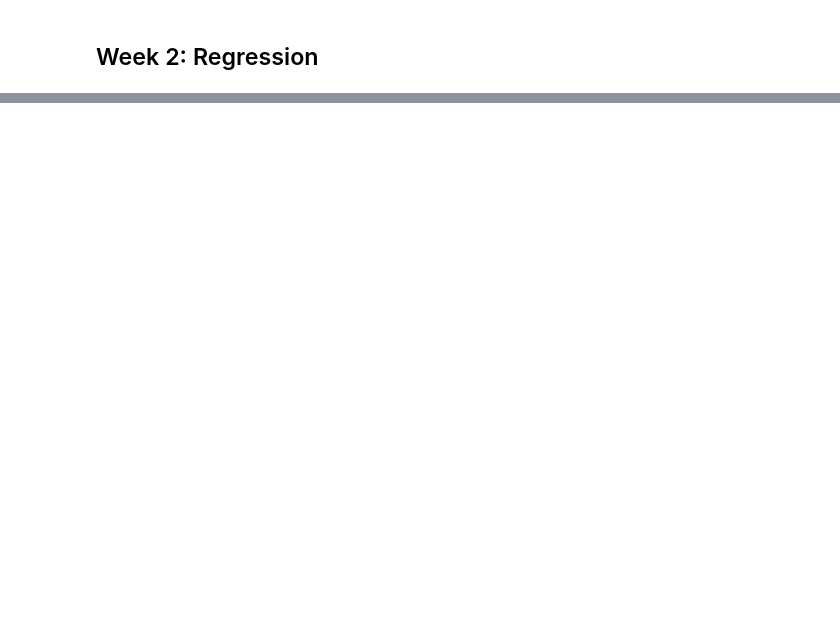
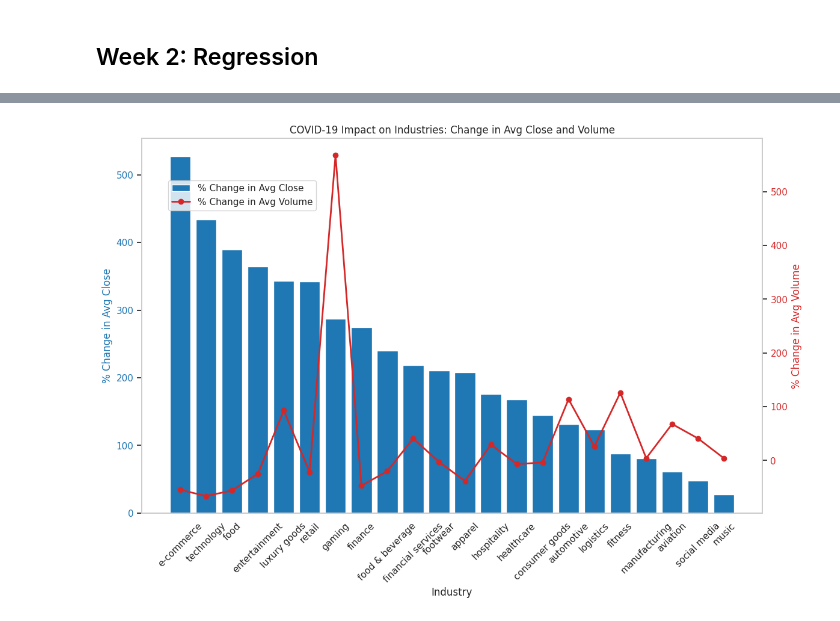
Before and after one commit to christofkaelin/ca683-project-group-1, a Jupyter notebook: CA683_Project_Group1.ipynb, the cells around one changed output, grey strips where cells are left out. Saved outputs shown, nothing was run; the diff lists cells and outputs as text; code cells hidden in the pictures; blank space fills up the shorter version.

```diff
--- a/CA683_Project_Group1.ipynb
+++ b/CA683_Project_Group1.ipynb
@@ -57,0 +137,4 @@ df_aapl.plot.line(x='Date', y='Close')
+# %%
+text_columns = ['Brand_Name', 'Ticker', 'Industry_Tag', 'Country']
+for col in text_columns:
+    df[col] = df[col].str.strip()
@@ -57,0 +303,25 @@ df_aapl.plot.line(x='Date', y='Close')
+# %%
+# Plotting the results
+fig, ax1 = plt.subplots(figsize=(12, 8))
+
+color = 'tab:blue'
+ax1.set_xlabel('Industry')
+ax1.set_ylabel('% Change in Avg Close', color=color)
+ax1.bar(covid_impact_sorted['Industry_Tag'], covid_impact_sorted['% Change in Avg Close'], color=color, label='% Change in Avg Close')
+ax1.tick_params(axis='y', labelcolor=color)
+ax1.tick_params(axis='x', rotation=45)
+ax1.grid(False)
+
+ax2 = ax1.twinx()
+color = 'tab:red'
+ax2.set_ylabel('% Change in Avg Volume', color=color)
+ax2.plot(covid_impact_sorted['Industry_Tag'], covid_impact_sorted['% Change in Avg Volume'], color=color, marker='o', label='% Change in Avg Volume', linewidth=2)
+ax2.tick_params(axis='y', labelcolor=color)
+ax2.grid(False)
+
+fig.tight_layout()
+fig.legend(loc="upper left", bbox_to_anchor=(0.1,0.9))
+plt.title('COVID-19 Impact on Industries: Change in Avg Close and Volume')
+plt.show()
+# %% [output]
+[figure, added]
```
Also changed, not shown: parts of 23 cells of this notebook.
